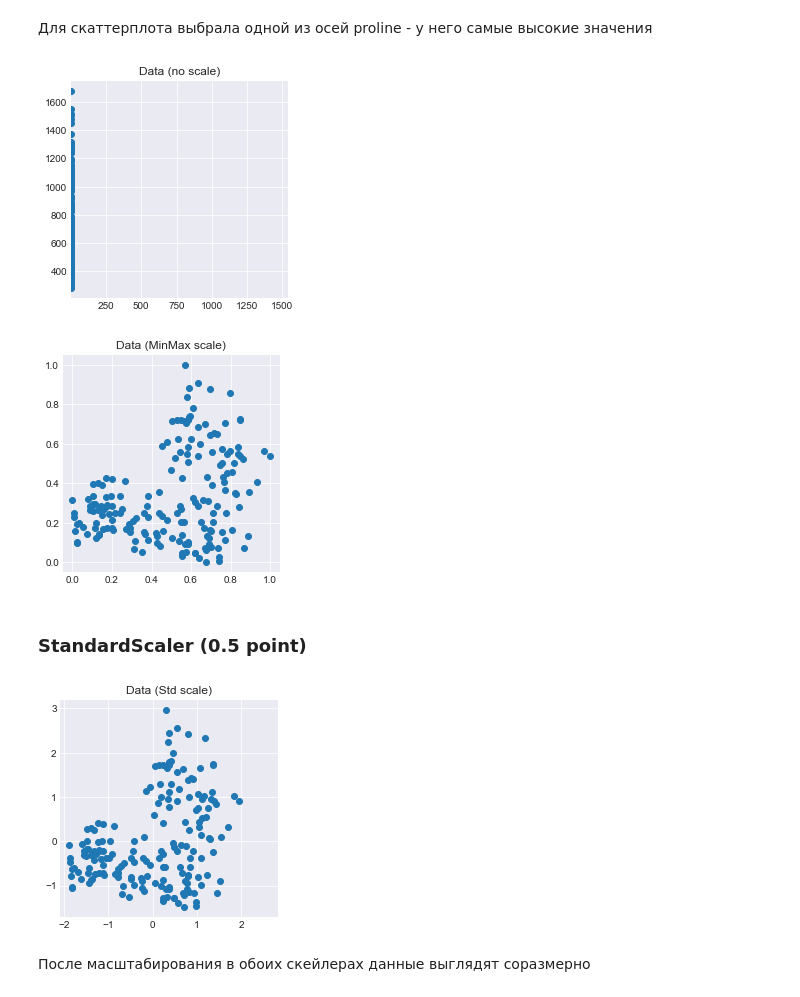
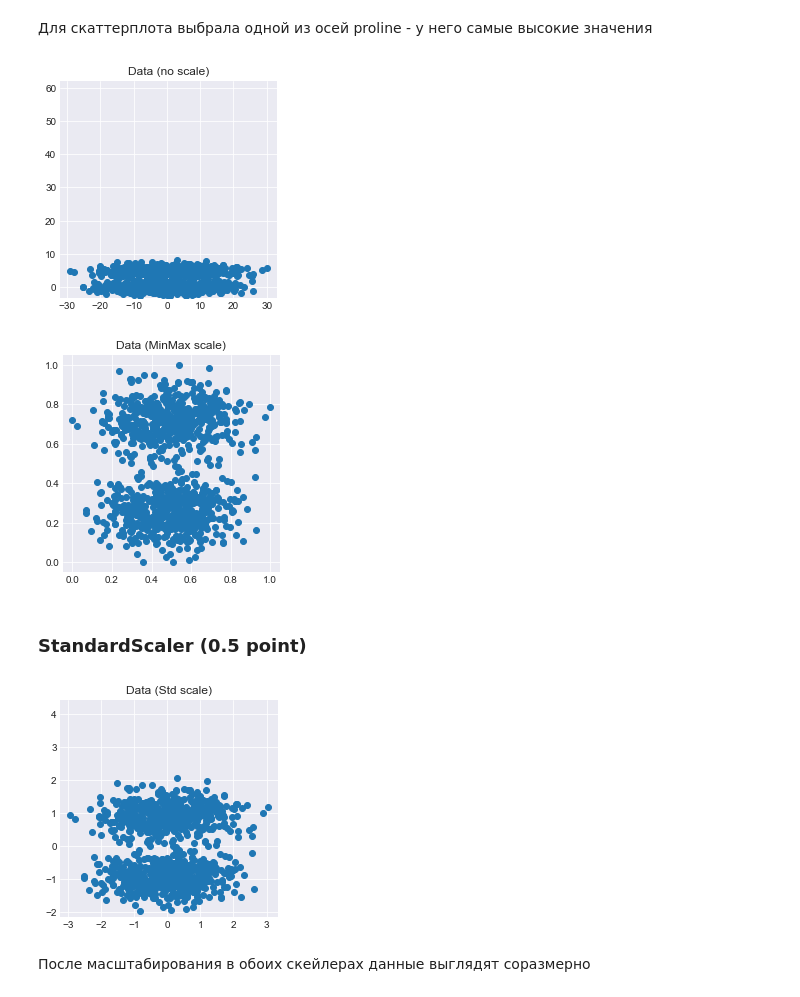
Before and after one commit to zappaz00/6_feature_engineering_selection, a Jupyter notebook: homework.ipynb, the cells around one changed output. Cells and saved outputs as stored; diff of their text form; code cells hidden in the pictures.

```diff
--- a/homework.ipynb
+++ b/homework.ipynb
@@ -222,20 +205,20 @@ assert np.allclose(wine_data_min_max, MinMaxScaler().fit_transform(wine_data))
 # %% [markdown]
 Для скаттерплота выбрала одной из осей proline - у него самые высокие значения
 # %%
-plot_scatter(np_wine_data[:, 11], np_wine_data[:, 12], auto_scaled=False , title='Data (no scale)')
+plot_scatter(data[:, 0], data[:, 1], auto_scaled=False , title='Data (no scale)')
 # %% [output]
-[figure, old version]
+[figure, new version]
 # %%
-plot_scatter(wine_data_min_max[:, 11], wine_data_min_max[:, 12], auto_scaled=False , title='Data (MinMax scale)')
+plot_scatter(data_min_max[:, 0], data_min_max[:, 1], auto_scaled=False , title='Data (MinMax scale)')
 # %% [output]
-[figure, old version]
+[figure, new version]
 # %% [markdown]
 ### StandardScaler (0.5 point)
 # %%
-wine_data_std = CustomStandardScaler().fit_transform(wine_data)
-plot_scatter(wine_data_std[:, 11], wine_data_std[:, 12], auto_scaled=False , title='Data (Std scale)')
+data_std = CustomStandardScaler().fit_transform(data)
+plot_scatter(data_std[:, 0], data_std[:, 1], auto_scaled=False , title='Data (Std scale)')
 # %% [output]
-[figure, old version]
+[figure, new version]
 # %% [markdown]
 После масштабирования в обоих скейлерах данные выглядят соразмерно
 # %% [markdown]
```
Also changed, not shown: parts of 16 cells of this notebook.
